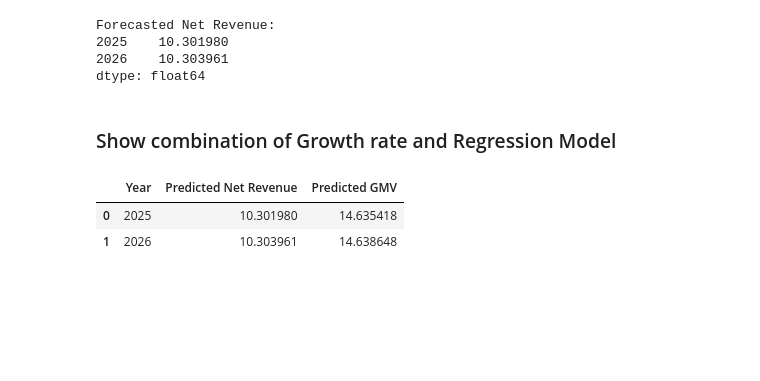
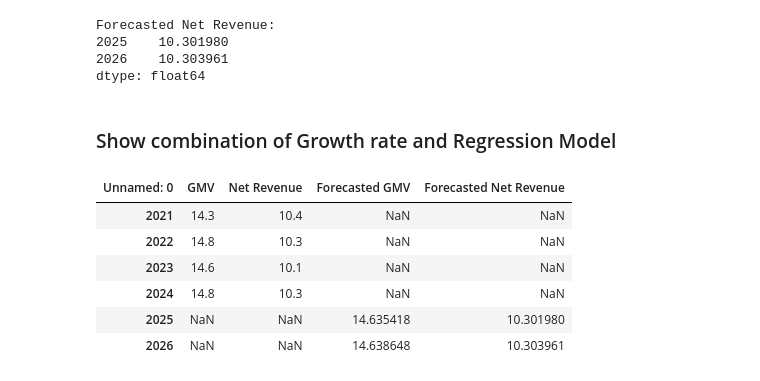
Before and after one commit to RealMattMurdoch/shop_extract_cleaning, a Jupyter notebook: regression.ipynb, the cells around one changed output. Cells and saved outputs as stored; diff of their text form; code cells hidden in the pictures; blank space fills up the shorter version.

Commit message:
final model with dataframe combined with as-is values and forecasted GMV and Net Revenue

```diff
--- a/regression.ipynb
+++ b/regression.ipynb
@@ -262,19 +262,25 @@ Forecasted Net Revenue:
 dtype: float64
 # %% [markdown]
 ### Show combination of Growth rate and Regression Model
-# %%
-# Predict GMV for the forecasted Net Revenue
-predicted_gmv_2 = forecast_net_revenue.apply(lambda x: predict_gmv(x, intercept, slope))
-
-# Create a DataFrame for the predictions
-predictions_df2 = pd.DataFrame({
-    'Year': forecast_net_revenue.index,
-    'Predicted Net Revenue': forecast_net_revenue.values,
-    'Predicted GMV': predicted_gmv_2.values
-})
-
-predictions_df2
-# %% [output]
-|  | Year | Predicted Net Revenue | Predicted GMV |
-| 0 | 2025 | 10.301980 | 14.635418 |
-| 1 | 2026 | 10.303961 | 14.638648 |
+# %%
+# Predict GMV for the forecasted Net Revenue
+predicted_gmv_2 = forecast_net_revenue.apply(lambda x: predict_gmv(x, intercept, slope))
+
+df_final = df_rev_f.copy()
+
+# Add the forecasted Net Revenue and GMV values as new columns in the original dataframe
+df_final.loc[2025, 'Forecasted GMV'] = predicted_gmv_2[2025]
+df_final.loc[2026, 'Forecasted GMV'] = predicted_gmv_2[2026]
+
+df_final.loc[2025, 'Forecasted Net Revenue'] = forecast_net_revenue[2025]
+df_final.loc[2026, 'Forecasted Net Revenue'] = forecast_net_revenue[2026]
+# %%
+df_final
+# %% [output]
+| Unnamed: 0 | GMV | Net Revenue | Forecasted GMV | Forecasted Net Revenue |
+| 2021 | 14.3 | 10.4 | NaN | NaN |
+| 2022 | 14.8 | 10.3 | NaN | NaN |
+| 2023 | 14.6 | 10.1 | NaN | NaN |
+| 2024 | 14.8 | 10.3 | NaN | NaN |
+| 2025 | NaN | NaN | 14.635418 | 10.301980 |
+| 2026 | NaN | NaN | 14.638648 | 10.303961 |
```
Also changed, not shown: parts of 3 cells of this notebook.
